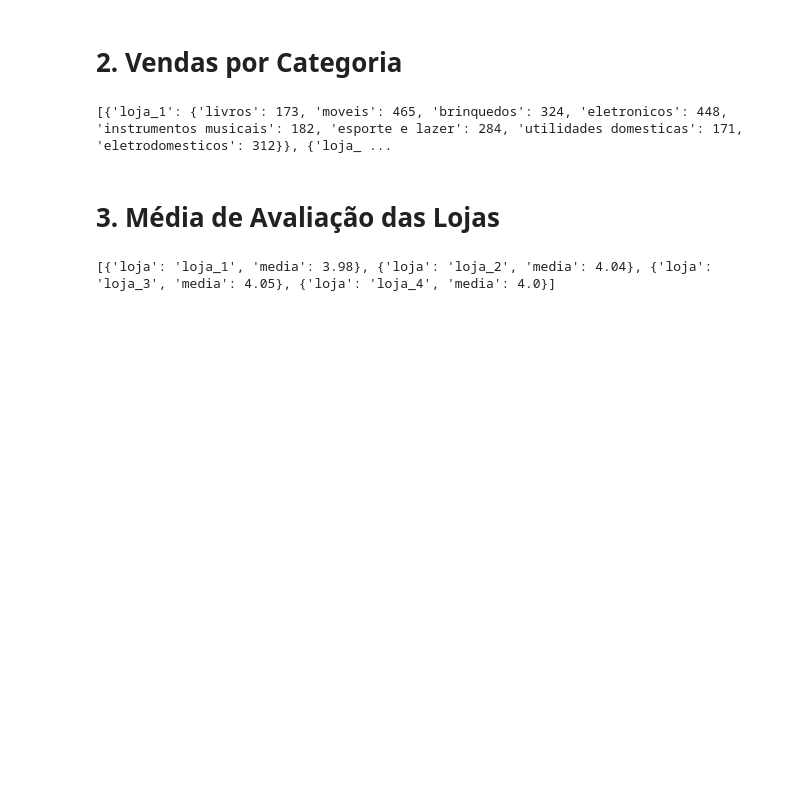
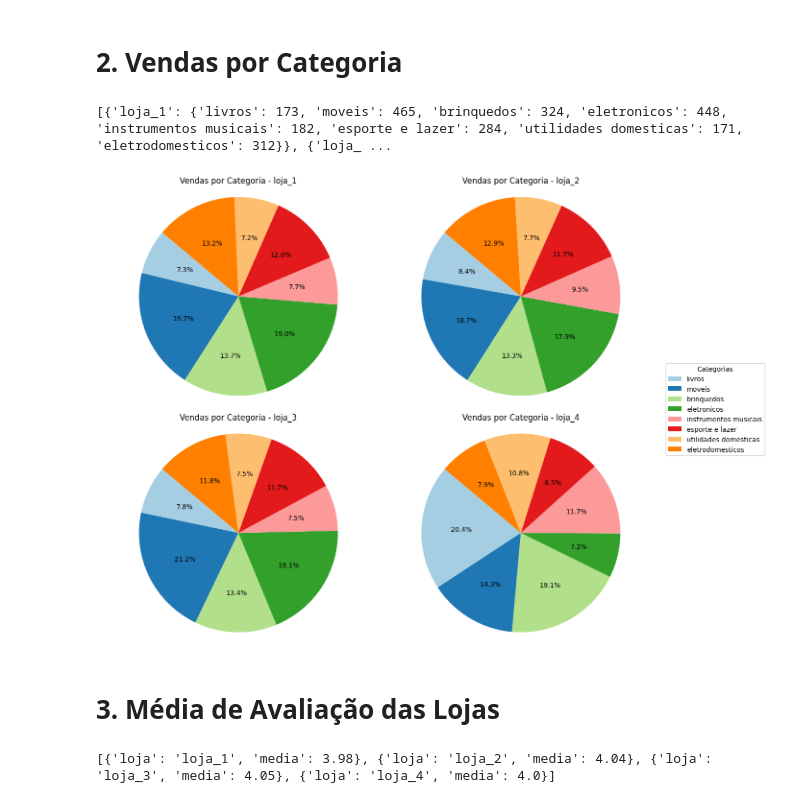
Before and after one commit to gabrielScript-dev/challenge-alura-store, a Jupyter notebook: AluraStoreBr.ipynb, the cells around one changed output. Drawn from its saved outputs; the diff is of its cells as text; code cells hidden in the pictures; blank space fills up the shorter version.

```diff
--- a/AluraStoreBr.ipynb
+++ b/AluraStoreBr.ipynb
@@ -91,6 +113,29 @@ lista_de_vendas = vendas_por_categoria(dados_lojas)
 print(lista_de_vendas)
 # %% [output]
 [{'loja_1': {'livros': 173, 'moveis': 465, 'brinquedos': 324, 'eletronicos': 448, 'instrumentos musicais': 182, 'esporte e lazer': 284, 'utilidades domesticas': 171, 'eletrodomesticos': 312}}, {'loja_ ...
+# %%
+fig, axes = plt.subplots(2, 2, figsize=(14, 10))
+
+categorias_nomes = categorias(dados_lojas[0][1])
+
+for i, loja in enumerate(lista_de_vendas):
+    for loja_nome, categorias in loja.items():
+        vendas = list(categorias.values())
+
+        ax = axes[i // 2, i % 2]
+        wedges, texts, autotexts = ax.pie(vendas,
+                                          labels=None, autopct='%1.1f%%',
+                                          startangle=140, colors=plt.cm.Paired.colors
+                                        )
+
+        ax.set_title(f'Vendas por Categoria - {loja_nome}', fontsize=12)
+        ax.axis('equal')
+
+fig.legend(wedges, categorias_nomes, loc='center right', fontsize=10, title="Categorias")
+plt.tight_layout(rect=[0, 0, 0.85, 1])
+plt.show()
+# %% [output]
+[figure, added]
 # %% [markdown]
 # 3. Média de Avaliação das Lojas
 # %%
```
Also changed, not shown: parts of 6 cells of this notebook.
